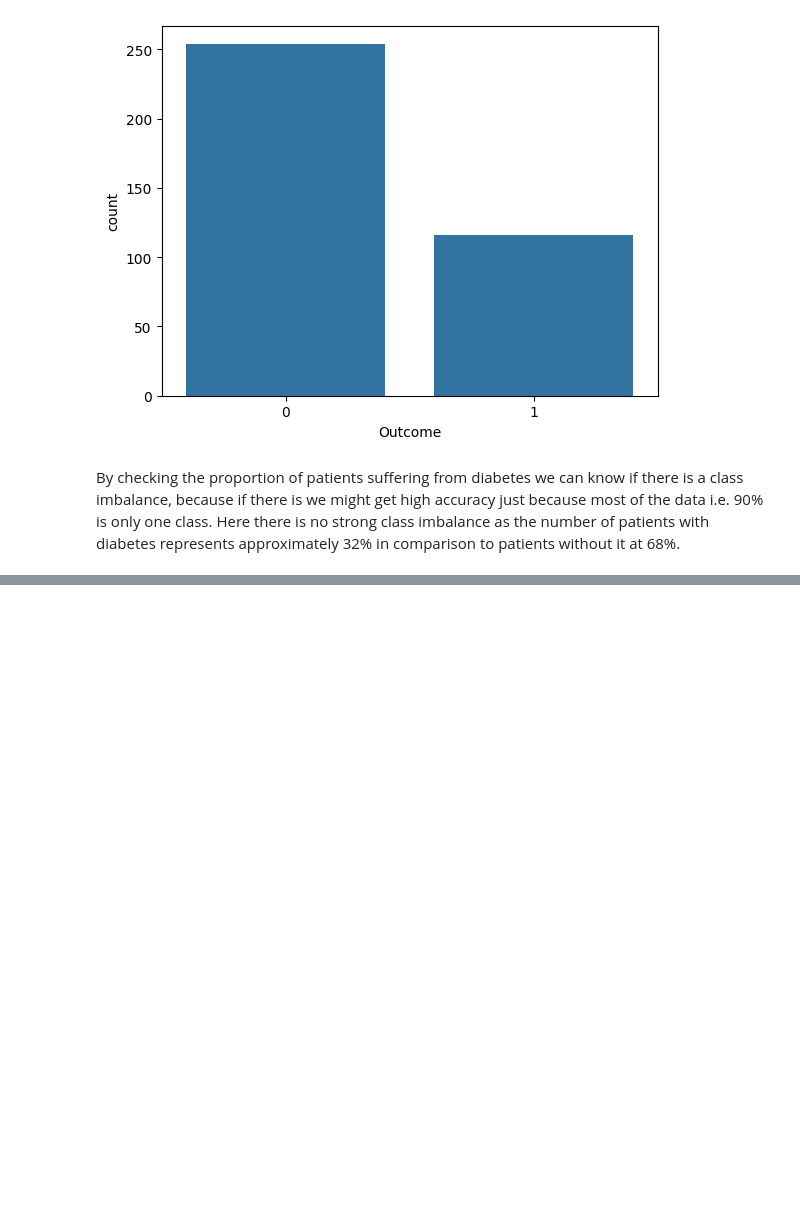
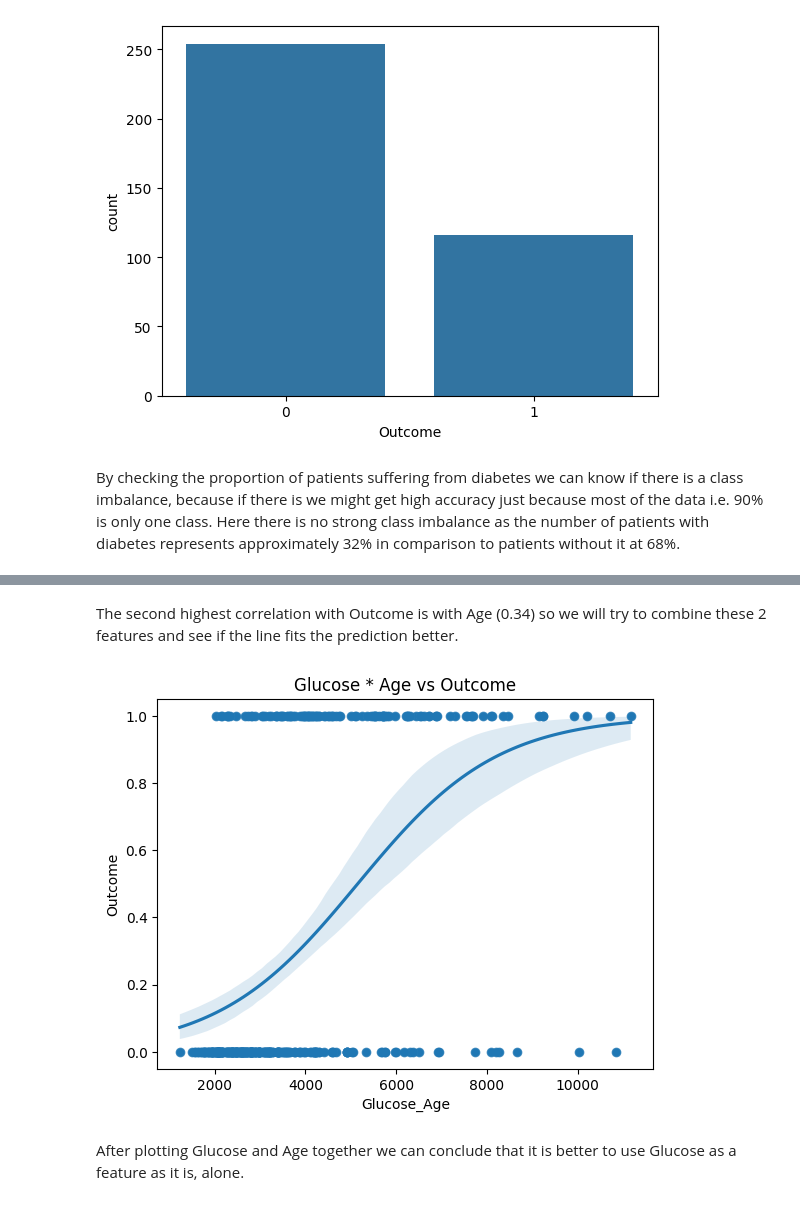
Before and after one commit to sjekic/DiabetesPrediction, a Jupyter notebook: DiabetesPrediction.ipynb, the cells around one changed output, grey strips where cells are left out. Cells and saved outputs as stored; diff of their text form; code cells hidden in the pictures; blank space fills up the shorter version.

```diff
--- a/DiabetesPrediction.ipynb
+++ b/DiabetesPrediction.ipynb
@@ -233,0 +375,12 @@ By checking the proportion of patients suffering from diabetes we can know if th
+# %% [markdown]
+The second highest correlation with Outcome is with Age (0.34) so we will try to combine these 2 features and see if the line fits the prediction better.
+# %%
+df['Glucose_Age']=df['Glucose']*df['Age']
+sns.scatterplot(x=df['Glucose_Age'], y=df['Outcome'])
+sns.regplot(x=df['Glucose_Age'], y=df['Outcome'], logistic=True)
+plt.title("Glucose * Age vs Outcome")
+plt.show()
+# %% [output]
+[figure, added]
+# %% [markdown]
+After plotting Glucose and Age together we can conclude that it is better to use Glucose as a feature as it is, alone.
```
Also changed, not shown: parts of 38 cells of this notebook.
